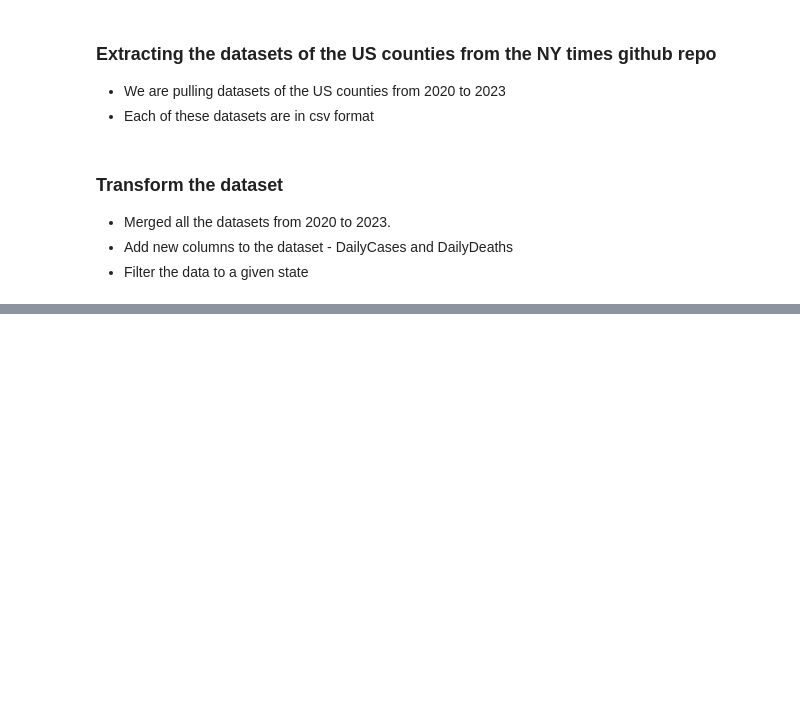
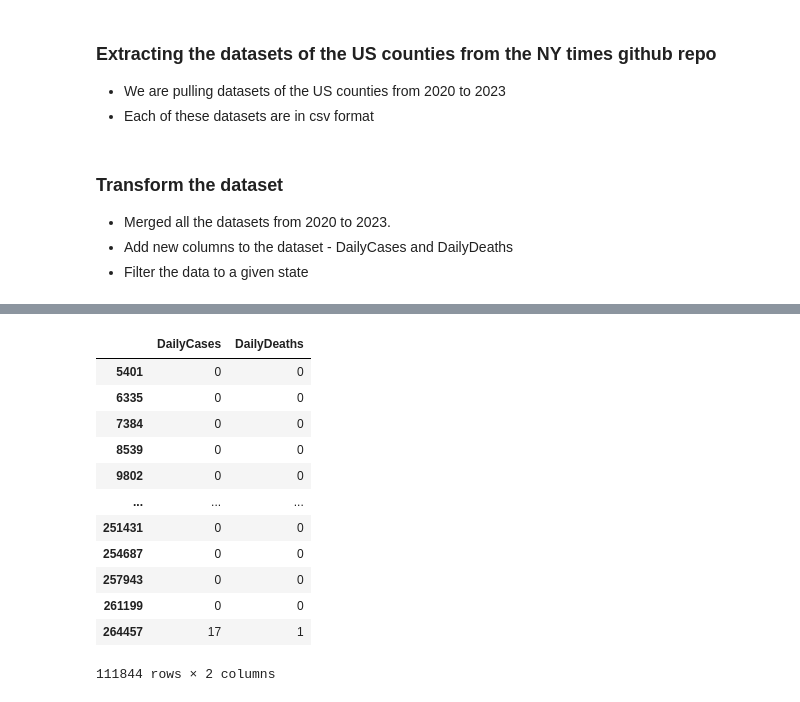
Before and after one commit to onedataengineer21/notebooks, a Jupyter notebook: python/ETL_Notebook_CovidandUSA.ipynb, the cells around one changed output, grey strips where cells are left out. Drawn from its saved outputs; the diff is of its cells as text; code cells hidden in the pictures; blank space fills up the shorter version.

```diff
--- a/python/ETL_Notebook_CovidandUSA.ipynb
+++ b/python/ETL_Notebook_CovidandUSA.ipynb
@@ -153,0 +114,21 @@ Report generation completed
+# %%
+covid = covid[covid.state == 'Illinois'].sort_values(by=['county', 'date'])
+
+covid['DailyCases'] = covid['cases'].diff().fillna(0).astype('Int64')
+covid['DailyDeaths'] = covid['deaths'].diff().fillna(0).astype('Int64')
+# %%
+covid[['DailyCases', 'DailyDeaths']]
+# %% [output]
+|  | DailyCases | DailyDeaths |
+| 5401 | 0 | 0 |
+| 6335 | 0 | 0 |
+| 7384 | 0 | 0 |
+| 8539 | 0 | 0 |
+| 9802 | 0 | 0 |
+| ... | ... | ... |
+| 251431 | 0 | 0 |
+| 254687 | 0 | 0 |
+| 257943 | 0 | 0 |
+| 261199 | 0 | 0 |
+| 264457 | 17 | 1 |
+111844 rows × 2 columns
```
Also changed, not shown: parts of 18 cells of this notebook.
